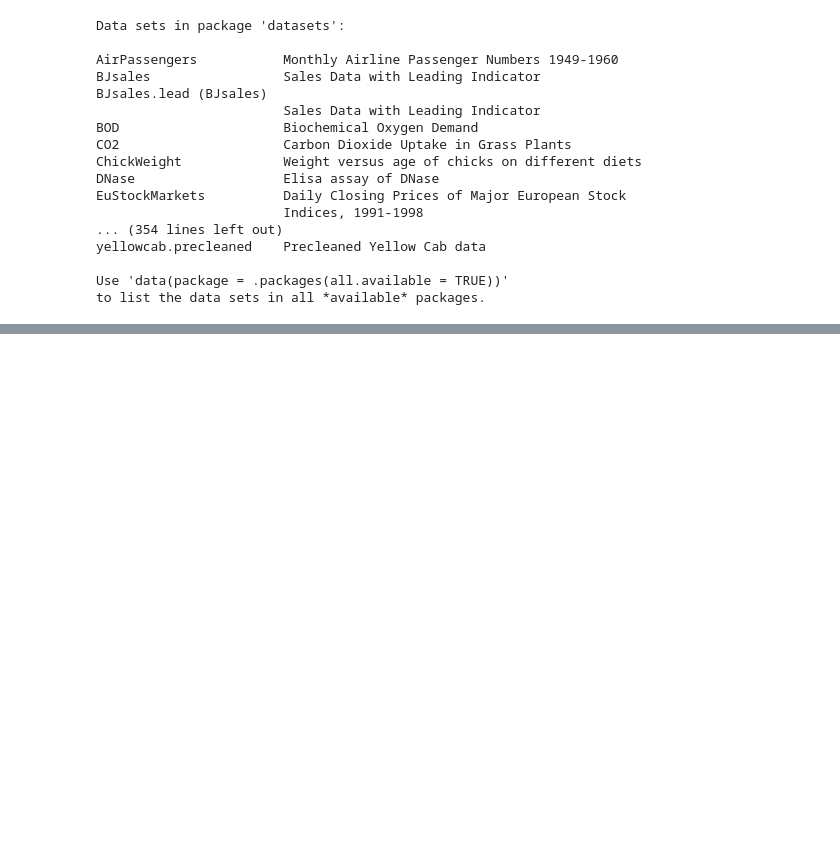
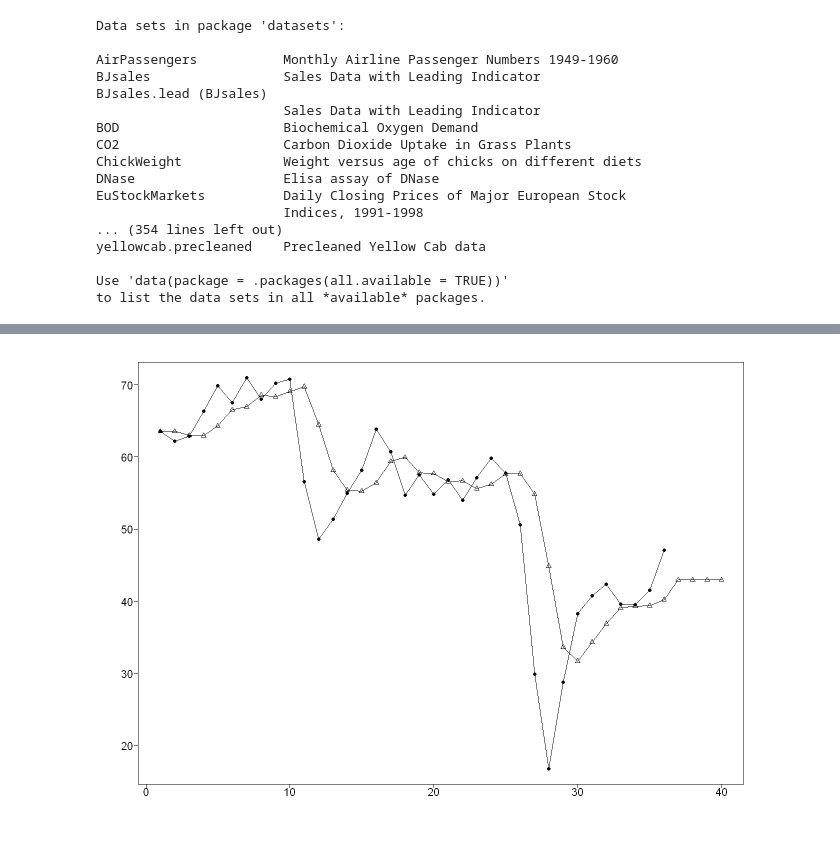
Before and after one commit to cenkt/EffectivePandasBook, a Jupyter notebook: Timeseries1-2R.ipynb, the cells around one changed output, grey strips where cells are left out. Saved outputs shown, nothing was run; the diff lists cells and outputs as text; code cells hidden in the pictures; blank space fills up the shorter version.

```diff
--- a/timeseriesR.ipynb
+++ b/Timeseries1-2R.ipynb
@@ -139,0 +202,4 @@ $order
+# %%
+wtc36.exp= expsmooth.wge(wtc36,alpha= .4,n.ahead= 4)
+# %% [output]
+[figure, added]
```
Also changed, not shown: parts of 9 cells of this notebook, 9 other files.
